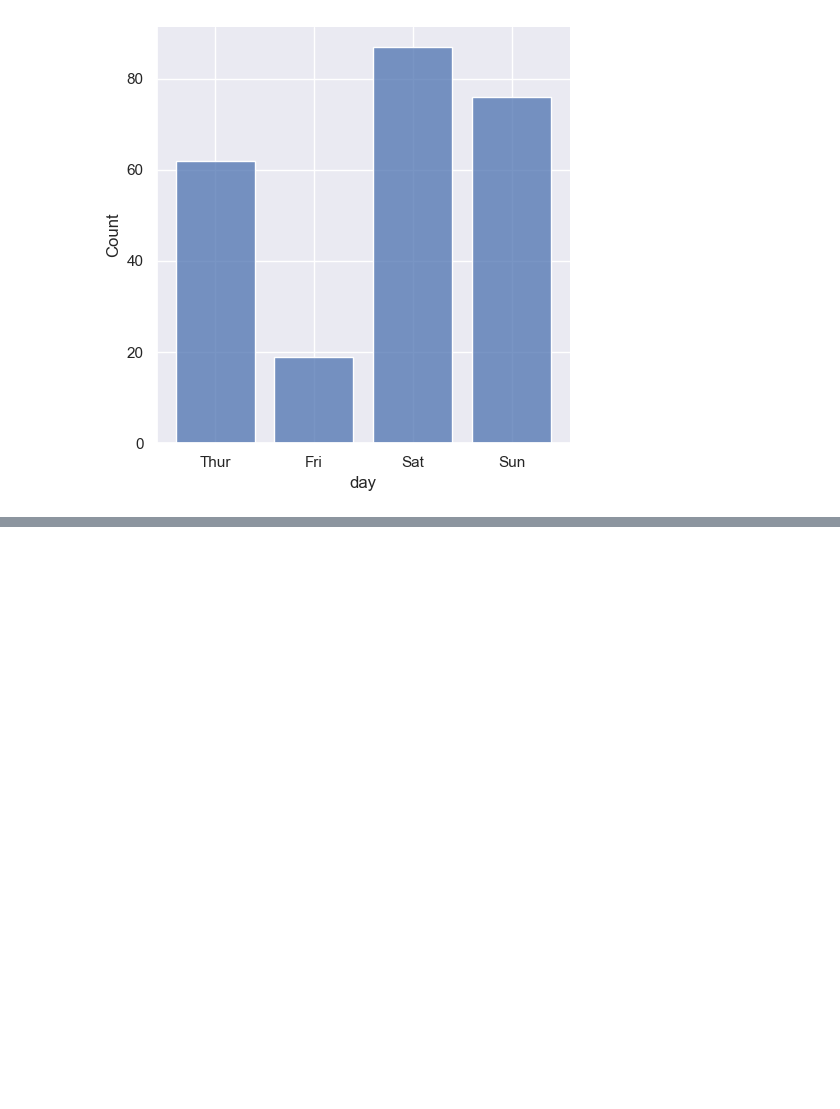
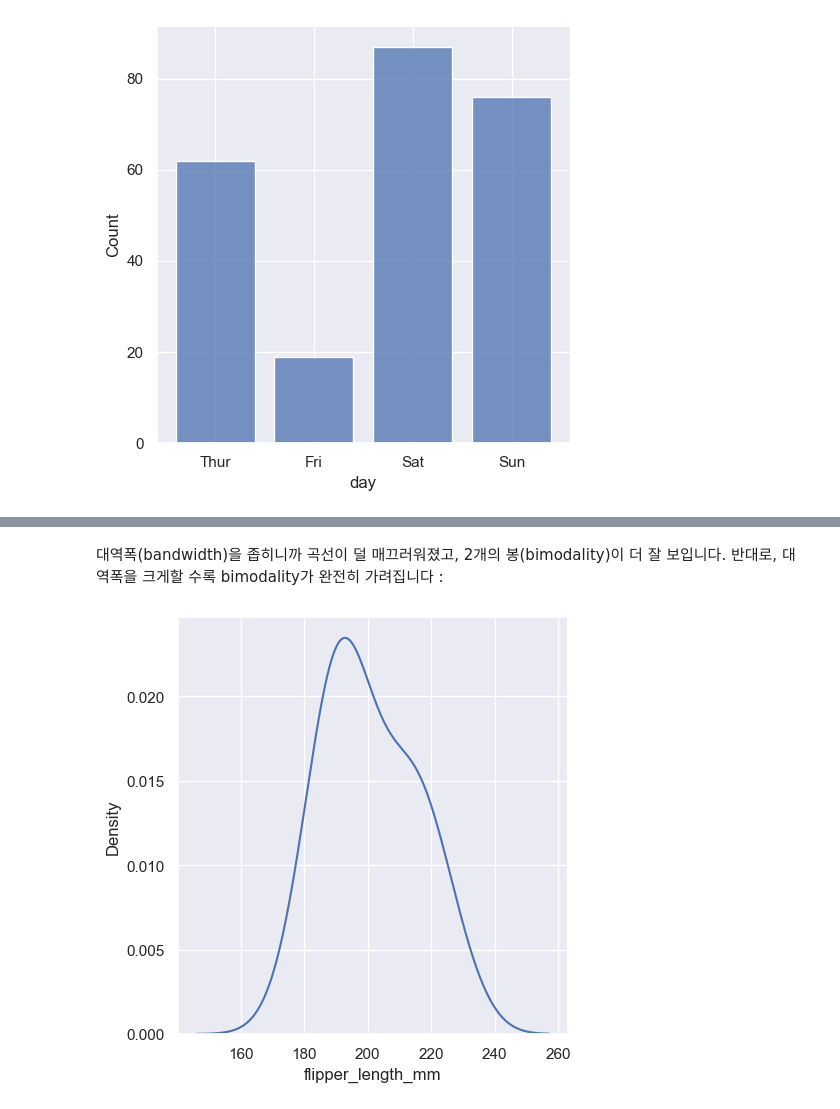
Before and after one commit to kjmn1105/Seaborn-Tuorial, a Jupyter notebook: 07_Plotting functions (2).ipynb, the cells around one changed output, grey strips where cells are left out. Drawn from its saved outputs; the diff is of its cells as text; code cells hidden in the pictures; blank space fills up the shorter version.

```diff
--- a/07_Plotting functions (2).ipynb
+++ b/07_Plotting functions (2).ipynb
@@ -142,0 +165,7 @@ sns.displot(penguins, x='flipper_length_mm', hue='species', stat='probability');
+# %% [markdown]
+대역폭(bandwidth)을 좁히니까 곡선이 덜 매끄러워졌고, 2개의 봉(bimodality)이 더 잘 보입니다.
+반대로, 대역폭을 크게할 수록 bimodality가 완전히 가려집니다 :
+# %%
+sns.displot(penguins, x='flipper_length_mm', kind='kde', bw_adjust=2);
+# %% [output]
+[figure, added]
```
Also changed, not shown: parts of 58 cells of this notebook.
